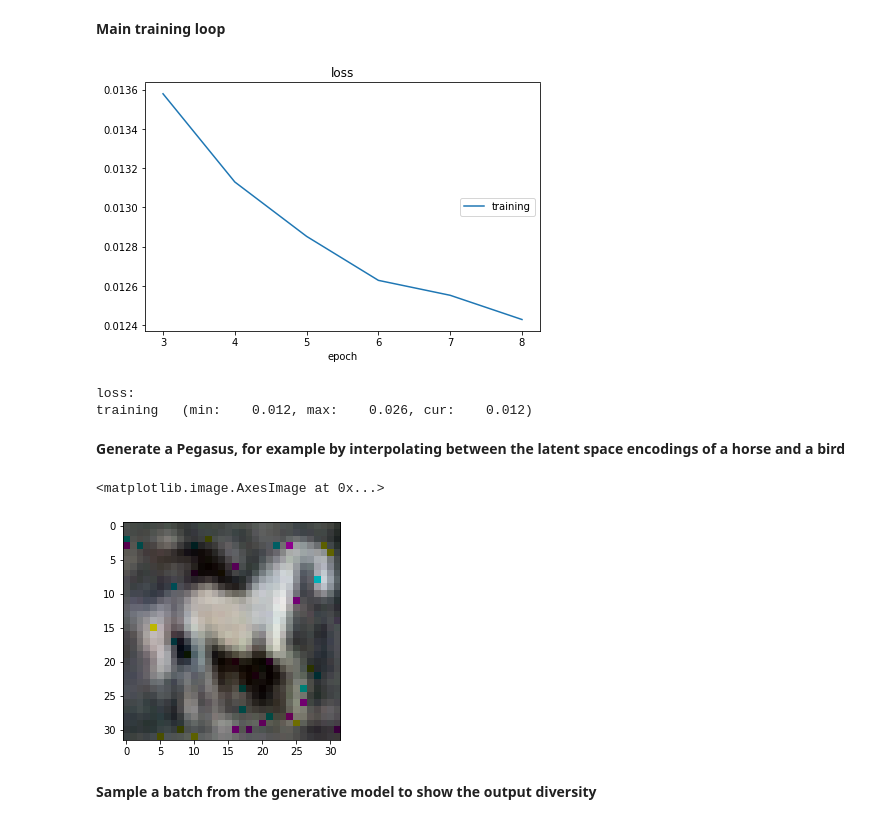
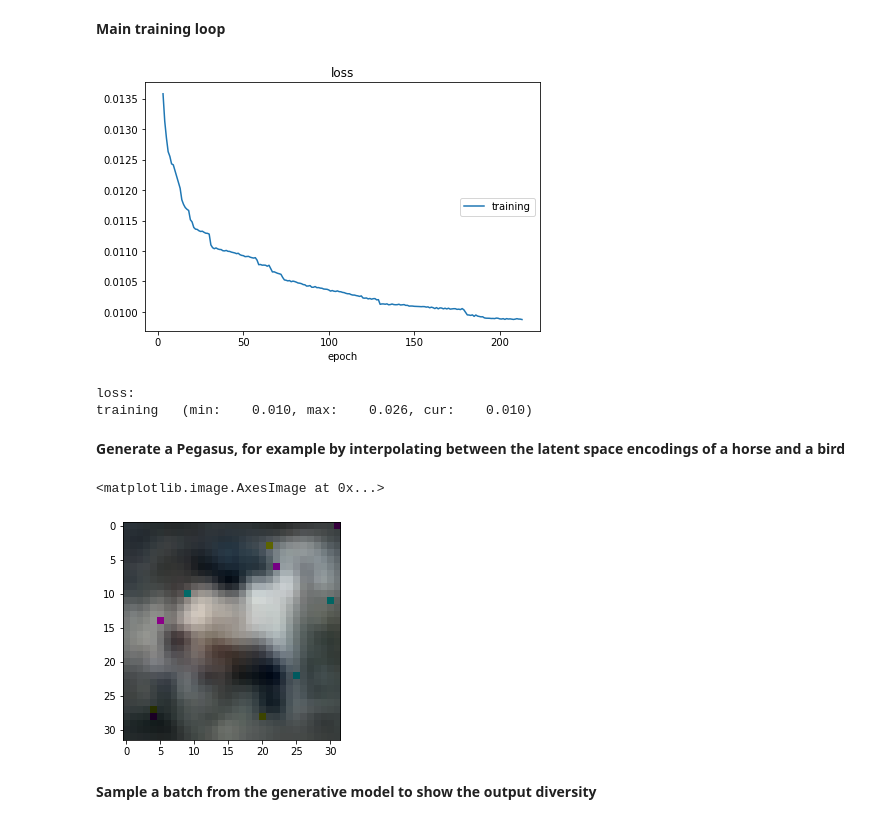
Before and after one commit to jakey1610/MachineLearningL3, a Jupyter notebook: coursework_pegasus.ipynb, the cells around one changed output. Saved outputs shown, nothing was run; the diff lists cells and outputs as text; code cells hidden in the pictures.

```diff
--- a/coursework_pegasus.ipynb
+++ b/coursework_pegasus.ipynb
@@ -127,7 +127,7 @@ liveplot = PlotLosses()
 **Main training loop**
 # %%
 # training loop, feel free to also train on the test dataset if you like for generating the pegasus
-while (epoch<50):
+while (epoch<400):
 
     # arrays for metrics
     logs = {}
@@ -154,29 +154,29 @@ while (epoch<50):
 
     epoch = epoch+1
 # %% [output]
-[figure, old version]
+[figure, new version]
 loss:
-training   (min:    0.012, max:    0.026, cur:    0.012)
+training   (min:    0.010, max:    0.026, cur:    0.010)
 # %% [markdown]
 **Generate a Pegasus, for example by interpolating between the latent space encodings of a horse and a bird**
 # %%
 example_1 = test_loader.dataset[13][0].to(device)  # horse
 example_2 = test_loader.dataset[160][0].to(device) # bird
 
 example_1_code = N.encode(example_1.unsqueeze(0))
 example_2_code = N.encode(example_2.unsqueeze(0))
 
 # this is some sad blurry excuse of a Pegasus, hopefully you can make a better one
-bad_pegasus = N.decode(0.7*example_1_code + 0.3*example_2_code).squeeze(0)
+bad_pegasus = N.encode(0.7*example_1_code + 0.3*example_2_code).squeeze(0)
 
 plt.grid(False)
 plt.imshow(bad_pegasus.cpu().data.permute(0,2,1).contiguous().permute(2,1,0), cmap=plt.cm.binary)
 
 #for i in range(len(test_loader.dataset.test_labels)):
 #  print(class_names[test_loader.dataset.test_labels[i]] + '\t idx: ' + str(i))
 # %% [output]
 <matplotlib.image.AxesImage at 0x...>
-[figure, old version]
+[figure, new version]
 # %% [markdown]
 **Sample a batch from the generative model to show the output diversity**
 # %%
```
